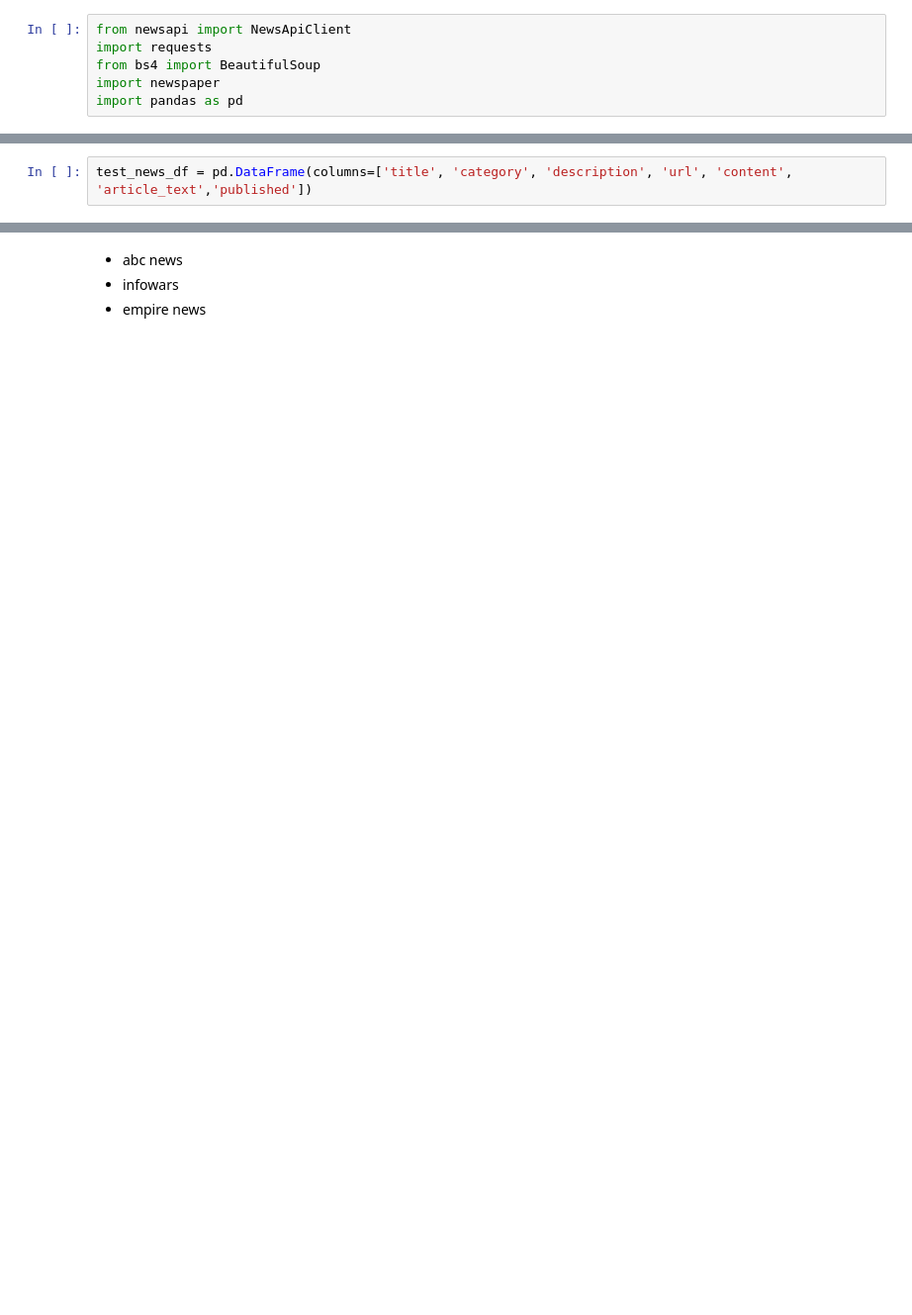
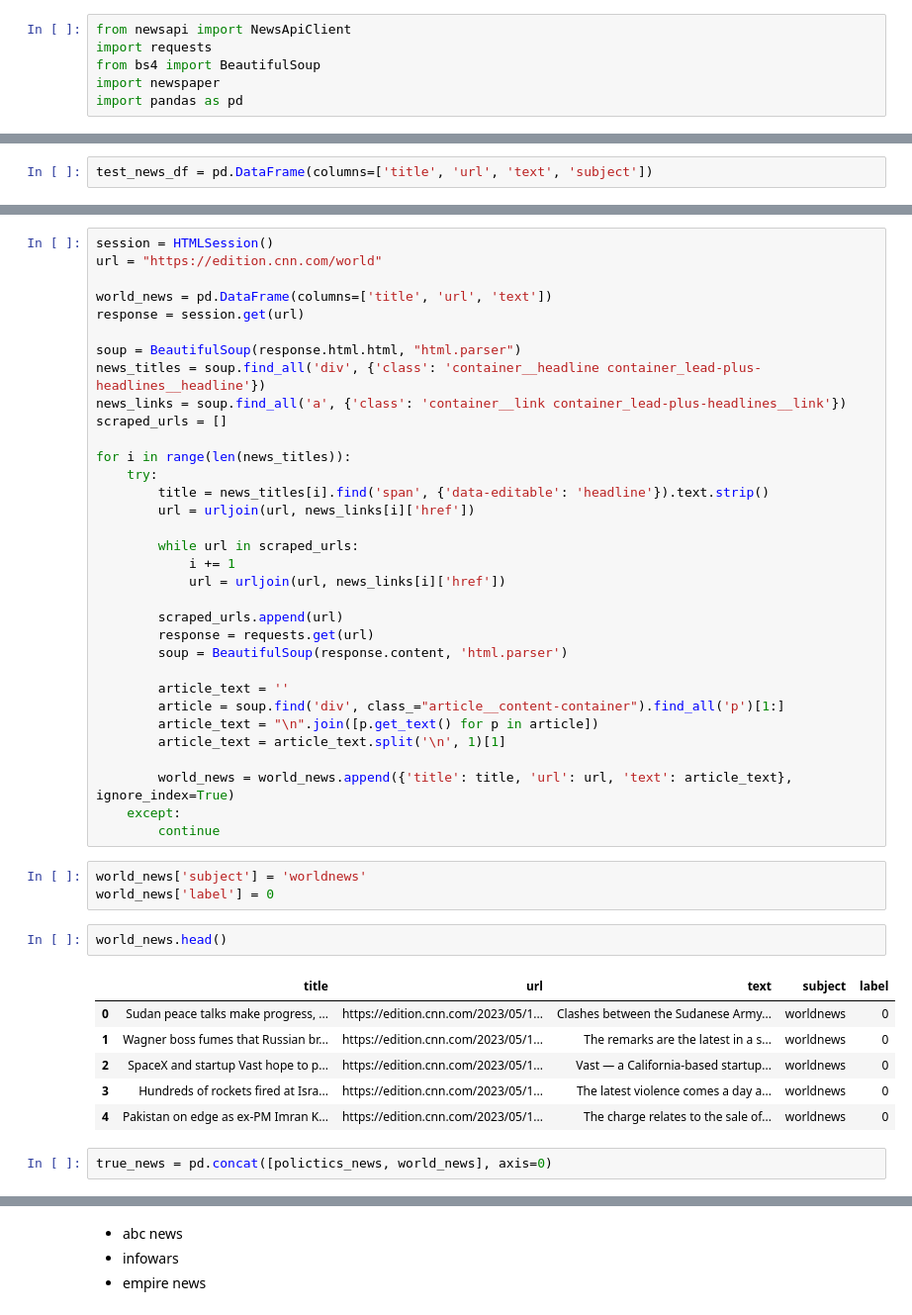
Before and after one commit to chuannarongvat/anlp_at2, a Jupyter notebook: news_api.ipynb, the cells around one changed output, grey strips where cells are left out. Shown at 99% size. Saved outputs shown, nothing was run; the diff lists cells and outputs as text; blank space fills up the shorter version.

```diff
--- a/news_api.ipynb
+++ b/news_api.ipynb
@@ -14,5 +16,5 @@ pageSize = 100
 # %%
-test_news_df = pd.DataFrame(columns=['title', 'category', 'description', 'url', 'content', 'article_text','published'])
+test_news_df = pd.DataFrame(columns=['title', 'url', 'text', 'subject'])
 # %%
 for category in categories:
     url = f'https://newsapi.org/v2/top-headlines?country={country}&category={category}&pageSize={pageSize}&apiKey={api_key}'
@@ -132,0 +234,47 @@ newsapi.get_sources()
+# %%
+session = HTMLSession()
+url = "https://edition.cnn.com/world"
+
+world_news = pd.DataFrame(columns=['title', 'url', 'text'])
+response = session.get(url)
+
+soup = BeautifulSoup(response.html.html, "html.parser")
+news_titles = soup.find_all('div', {'class': 'container__headline container_lead-plus-headlines__headline'})
+news_links = soup.find_all('a', {'class': 'container__link container_lead-plus-headlines__link'})
+scraped_urls = []
+
+for i in range(len(news_titles)):
+    try:
+        title = news_titles[i].find('span', {'data-editable': 'headline'}).text.strip()
+        url = urljoin(url, news_links[i]['href'])
+
+        while url in scraped_urls:
+            i += 1
+            url = urljoin(url, news_links[i]['href'])
+
+        scraped_urls.append(url)
+        response = requests.get(url)
+        soup = BeautifulSoup(response.content, 'html.parser')
+
+        article_text = ''
+        article = soup.find('div', class_="article__content-container").find_all('p')[1:]
+        article_text = "\n".join([p.get_text() for p in article])
+        article_text = article_text.split('\n', 1)[1]
+
+        world_news = world_news.append({'title': title, 'url': url, 'text': article_text}, ignore_index=True)
+    except:
+        continue
+# %%
+world_news['subject'] = 'worldnews'
+world_news['label'] = 0
+# %%
+world_news.head()
+# %% [output]
+|  | title | url | text | subject | label |
+| 0 | Sudan peace talks make progress, ... | https://edition.cnn.com/2023/05/1... | Clashes between the Sudanese Army... | worldnews | 0 |
+| 1 | Wagner boss fumes that Russian br... | https://edition.cnn.com/2023/05/1... | The remarks are the latest in a s... | worldnews | 0 |
+| 2 | SpaceX and startup Vast hope to p... | https://edition.cnn.com/2023/05/1... | Vast — a California-based startup... | worldnews | 0 |
+| 3 | Hundreds of rockets fired at Isra... | https://edition.cnn.com/2023/05/1... | The latest violence comes a day a... | worldnews | 0 |
+| 4 | Pakistan on edge as ex-PM Imran K... | https://edition.cnn.com/2023/05/1... | The charge relates to the sale of... | worldnews | 0 |
+# %%
+true_news = pd.concat([polictics_news, world_news], axis=0)
```
Also changed, not shown: parts of 91 cells of this notebook, 6 other files.
